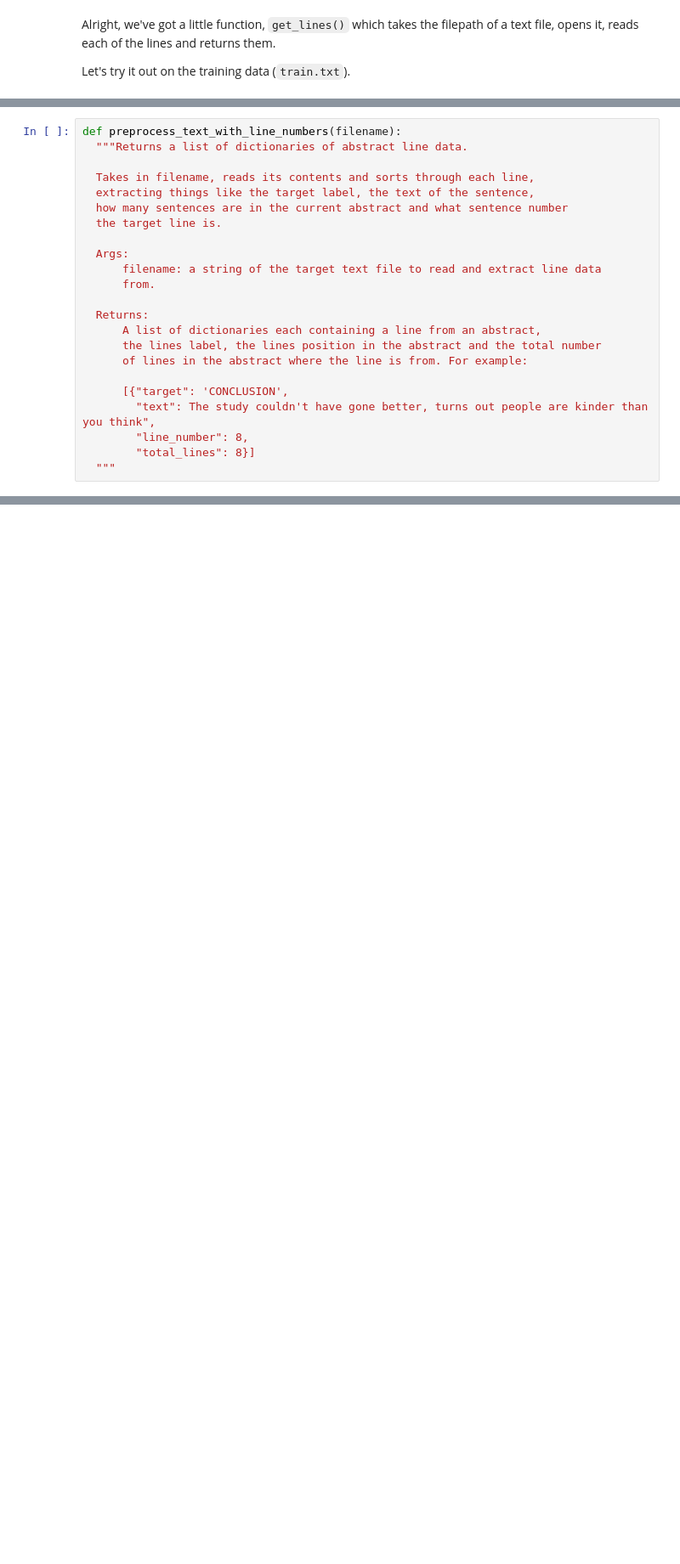
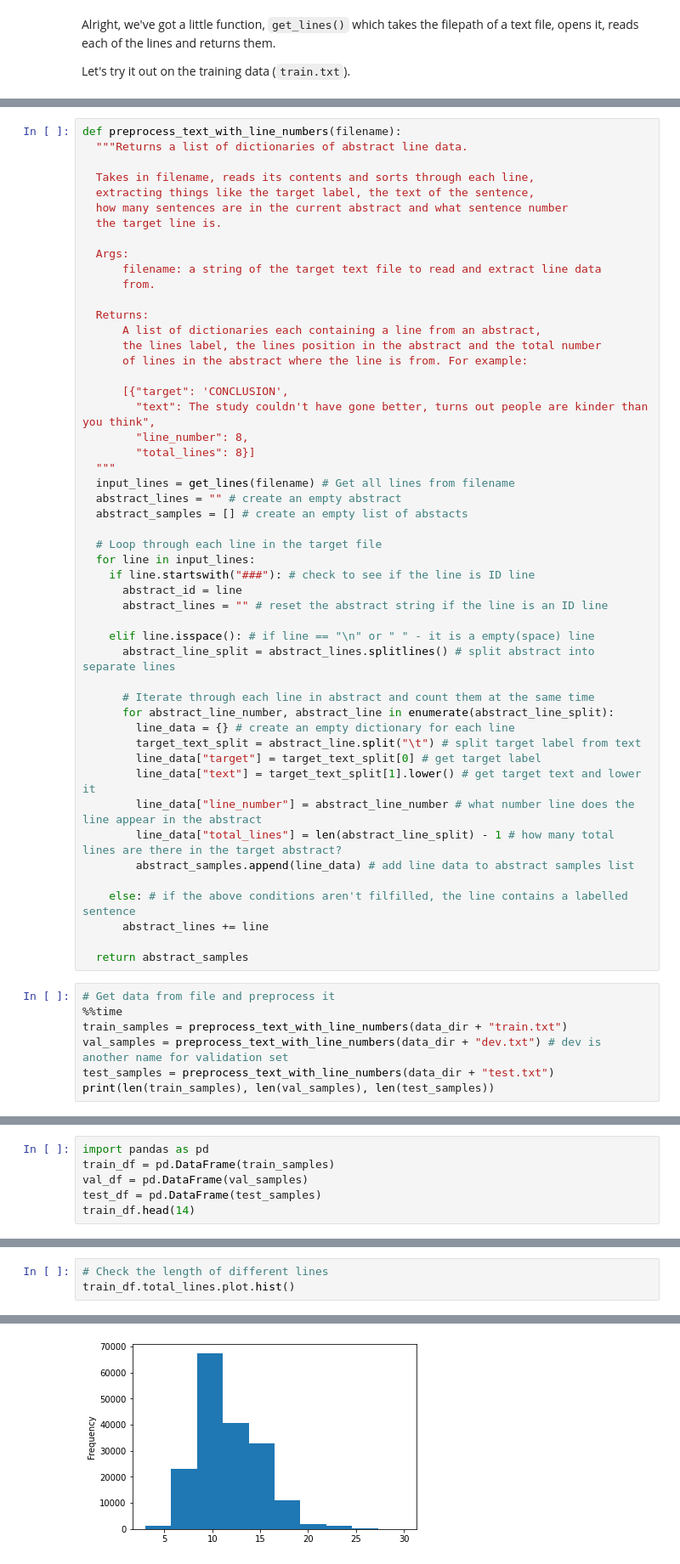
Before and after one commit to Nikitaion/TensorFlowLearning, a Jupyter notebook: 09_SkimLit_nlp_milestone_project_2.ipynb, the cells around one changed output, grey strips where cells are left out. Shown at 85% size. Saved outputs shown, nothing was run; the diff lists cells and outputs as text; blank space fills up the shorter version.

```diff
--- a/09_SkimLit_nlp_milestone_project_2.ipynb
+++ b/09_SkimLit_nlp_milestone_project_2.ipynb
@@ -251,3 +256,37 @@ def preprocess_text_with_line_numbers(filename):
         "line_number": 8,
         "total_lines": 8}]
   """
+  input_lines = get_lines(filename) # Get all lines from filename
+  abstract_lines = "" # create an empty abstract
+  abstract_samples = [] # create an empty list of abstacts
+
+  # Loop through each line in the target file
+  for line in input_lines:
+    if line.startswith("###"): # check to see if the line is ID line
+      abstract_id = line
+      abstract_lines = "" # reset the abstract string if the line is an ID line
+
+    elif line.isspace(): # if line == "\n" or " " - it is a empty(space) line
+      abstract_line_split = abstract_lines.splitlines() # split abstract into separate lines
+
+      # Iterate through each line in abstract and count them at the same time
+      for abstract_line_number, abstract_line in enumerate(abstract_line_split):
+        line_data = {} # create an empty dictionary for each line
+        target_text_split = abstract_line.split("\t") # split target label from text
+        line_data["target"] = target_text_split[0] # get target label
+        line_data["text"] = target_text_split[1].lower() # get target text and lower it
+        line_data["line_number"] = abstract_line_number # what number line does the line appear in the abstract
+        line_data["total_lines"] = len(abstract_line_split) - 1 # how many total lines are there in the target abstract?
+        abstract_samples.append(line_data) # add line data to abstract samples list
+
+    else: # if the above conditions aren't filfilled, the line contains a labelled sentence
+      abstract_lines += line
+
+  return abstract_samples
+# %%
+# Get data from file and preprocess it
+%%time
+train_samples = preprocess_text_with_line_numbers(data_dir + "train.txt")
+val_samples = preprocess_text_with_line_numbers(data_dir + "dev.txt") # dev is another name for validation set
+test_samples = preprocess_text_with_line_numbers(data_dir + "test.txt")
+print(len(train_samples), len(val_samples), len(test_samples))
@@ -253,0 +320,6 @@ def preprocess_text_with_line_numbers(filename):
+# %%
+import pandas as pd
+train_df = pd.DataFrame(train_samples)
+val_df = pd.DataFrame(val_samples)
+test_df = pd.DataFrame(test_samples)
+train_df.head(14)
@@ -253,0 +352,4 @@ def preprocess_text_with_line_numbers(filename):
+# %%
+# Check the length of different lines
+train_df.total_lines.plot.hist()
+# %% [output]
@@ -253,0 +357 @@ def preprocess_text_with_line_numbers(filename):
+[figure, added]
```
Also changed, not shown: parts of 59 cells of this notebook.
